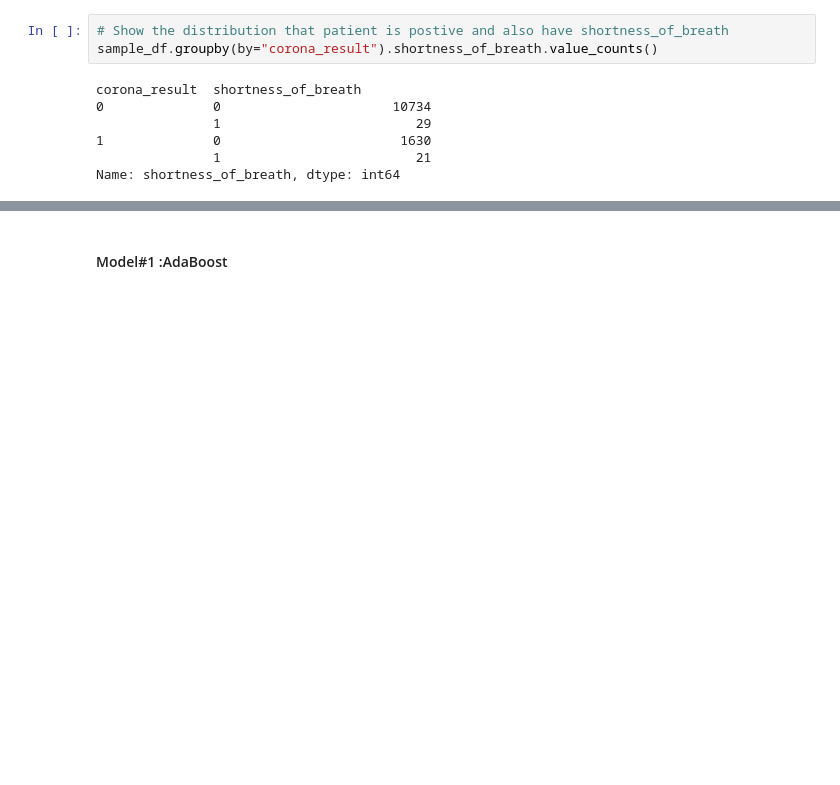
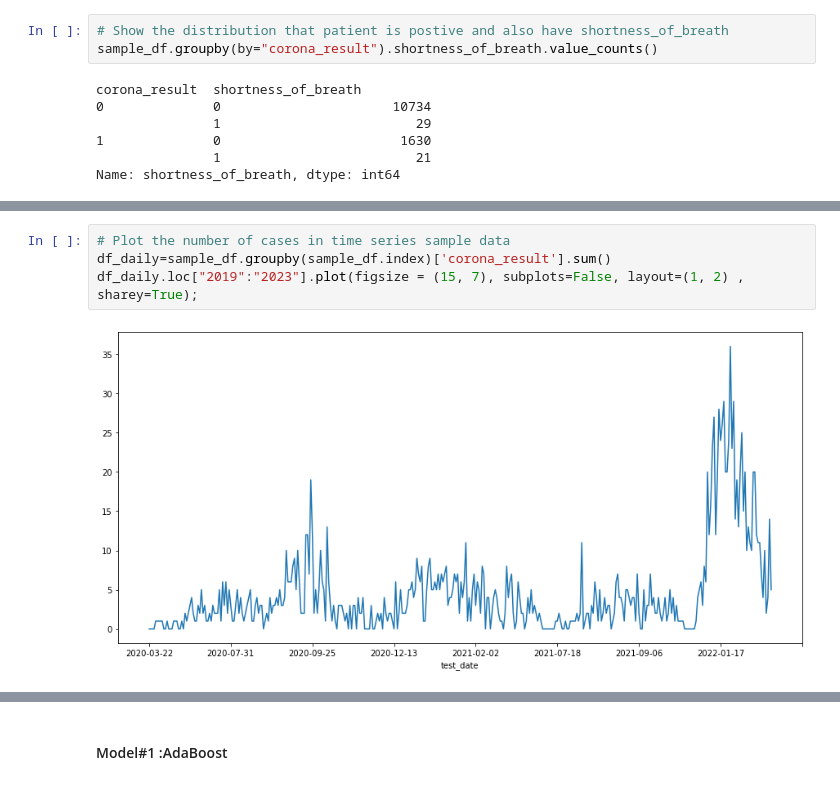
Before and after one commit to tomergozlan/Fashion_Mnist, a Jupyter notebook: MLprojectSem_1/ml_project.ipynb, the cells around one changed output, grey strips where cells are left out. Drawn from its saved outputs; the diff is of its cells as text; blank space fills up the shorter version.

```diff
--- a/MLprojectSem_1/ml_project.ipynb
+++ b/MLprojectSem_1/ml_project.ipynb
@@ -938,0 +952,6 @@ sample_df.tail()
+# %%
+# Plot the number of cases in time series sample data
+df_daily=sample_df.groupby(sample_df.index)['corona_result'].sum()
+df_daily.loc["2019":"2023"].plot(figsize = (15, 7), subplots=False, layout=(1, 2) , sharey=True);
+# %% [output]
+[figure, added]
```
Also changed, not shown: parts of 89 cells of this notebook, 1 other file.
